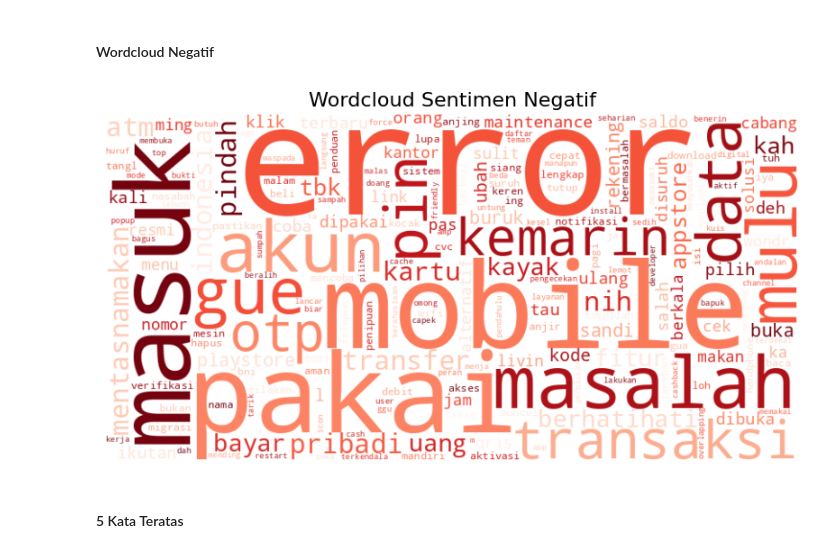
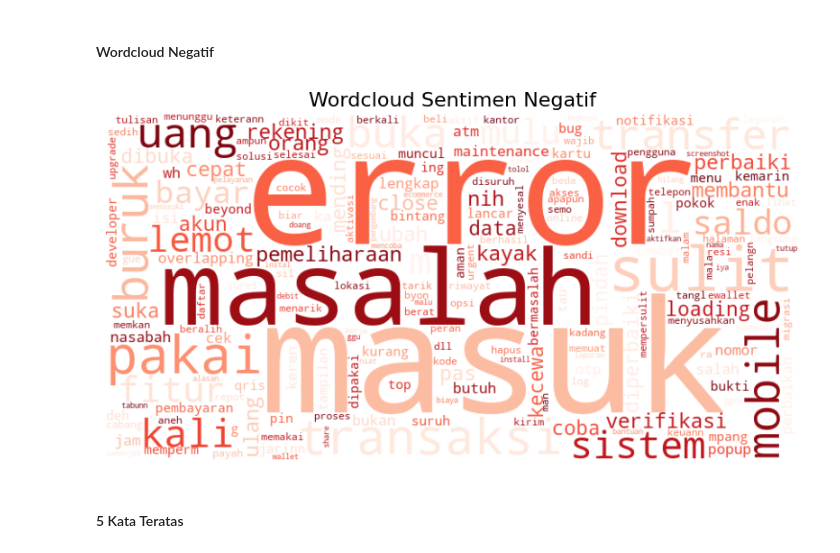
Before and after one commit to baywcksn/indobert-bertopic-analysis, a Jupyter notebook: Playstore_&_Appstore.ipynb, the cells around one changed output. Saved outputs shown, nothing was run; the diff lists cells and outputs as text; code cells hidden in the pictures.

```diff
--- a/Playstore_&_Appstore.ipynb
+++ b/Playstore_&_Appstore.ipynb
@@ -453,5 +440,20 @@ df_filtered.head(10)
 # %%
 import pandas as pd
+
+# rapikan nama kolom
+df_filtered.columns = df_filtered.columns.str.strip()
+
+# pilih kolom token terbaik yang tersedia
+token_col = None
+for c in ['stemming', 'stopword_removal', 'tokenisasi']:
+    if c in df_filtered.columns:
+        token_col = c
+        break
+
+if token_col is None:
+    raise KeyError("Tidak ada kolom token yang bisa dipakai: 'stemming', 'stopword_removal', atau 'tokenisasi'.")
+
+print("Pakai kolom untuk sentimen:", token_col)
 
 # 1. Load lexicon positif dan negatif
 pos_url = "https://raw.githubusercontent.com/fajri91/InSet/master/positive.tsv"
@@ -470,28 +472,15 @@ def get_sentiment(tokens):
 
     score = pos_count - neg_count
     sentiment = "Positif" if score > 0 else "Negatif"
-
     return score, sentiment
 
-# 3. Terapkan pada kolom 'stemming'
-df_filtered[['score', 'sentiment_label']] = df_filtered['stemming'].apply(
+# 3. Terapkan ke kolom token yang ada
+df_filtered[['score', 'sentiment_label']] = df_filtered[token_col].apply(
     lambda x: pd.Series(get_sentiment(x))
 )
 
 # 4. (Opsional) Buang semua score 0
-df_filtered = df_filtered[df_filtered['score'] != 0]
-df_filtered = df_filtered.reset_index(drop=True)
-
-# 5. Susun ulang kolom agar rapi
-df_filtered = df_filtered[['comment',
-                           'case_folding',
-                           'cleaning',
-                           'normalisasi',
-                           'tokenisasi',
-                           'stopword_removal',
-                           'stemming',
-                           'score',
-                           'sentiment_label']]
+df_filtered = df_filtered[df_filtered['score'] != 0].reset_index(drop=True)
 
 df_filtered.head(10)
 # %% [output]
@@ -724,7 +737,7 @@ import matplotlib.pyplot as plt
 stopword_wc = {
     "bsi", "byond", "byond!", "bank", "syariah",
     "aplikasi", "apk", 'tidak',
-    "nya", "juga", "udah",
+    "nya", "juga", "udah", "bagus",
     "gak", "ga", "cont", "min",
     "sih", "saja", "aja",
     "untuk", "banget", "mengataskanamakan",
@@ -732,34 +745,34 @@ stopword_wc = {
     "pahamjadiberkah", "yuk", "update"
 }
 
 # Gabungkan token negatif menjadi satu teks panjang
 text_neg = " ".join(
     [" ".join(tokens) for tokens in df_filtered[df_filtered['sentiment_encoded'] == 0]['stopword_removal']]
 )
 
 # Hapus kata tidak penting
 for sw in stopword_wc:
     text_neg = text_neg.replace(sw, "")
 
 # Generate WordCloud negatif
 wc_neg = WordCloud(
     width=800,
     height=400,
     background_color="white",
     colormap="Reds",       # warna merah lembut → cocok untuk negatif
     max_words=200,
     max_font_size=180,
     collocations=False
 ).generate(text_neg)
 
 # Tampilkan
 plt.figure(figsize=(10, 5))
 plt.imshow(wc_neg, interpolation="bilinear")
 plt.title("Wordcloud Sentimen Negatif", fontsize=16)
 plt.axis("off")
 plt.show()
 # %% [output]
-[figure, old version]
+[figure, new version]
 # %% [markdown]
 #### 5 Kata Teratas
 # %%
```
Also changed, not shown: parts of 75 cells of this notebook.
